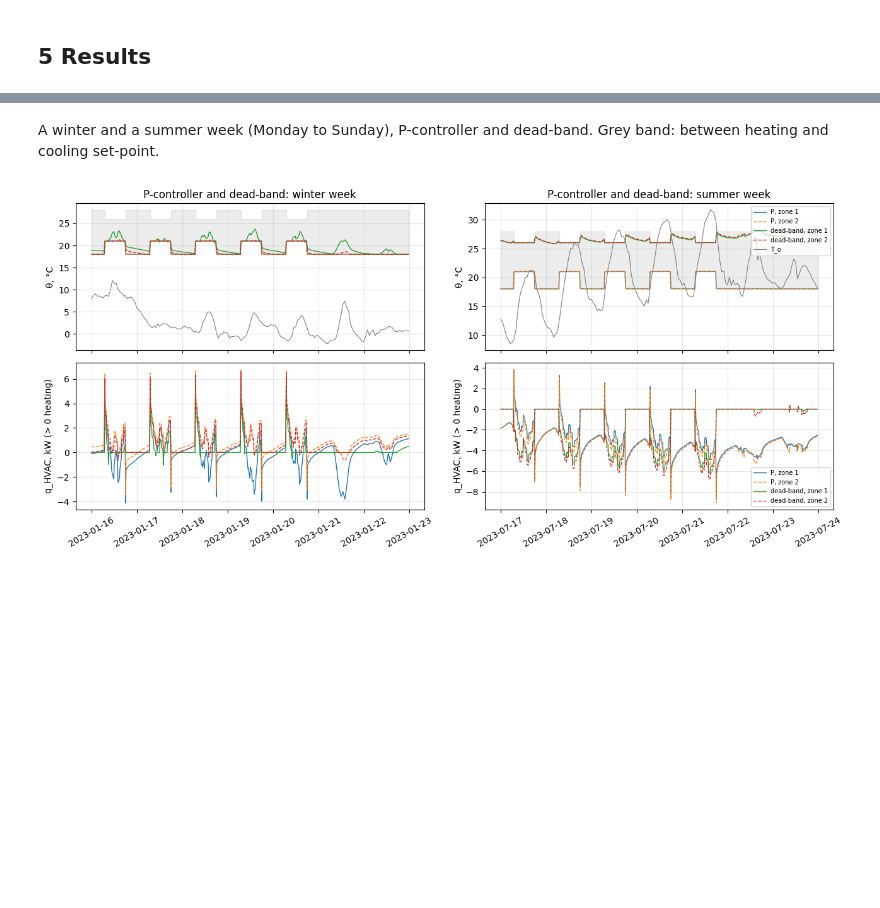
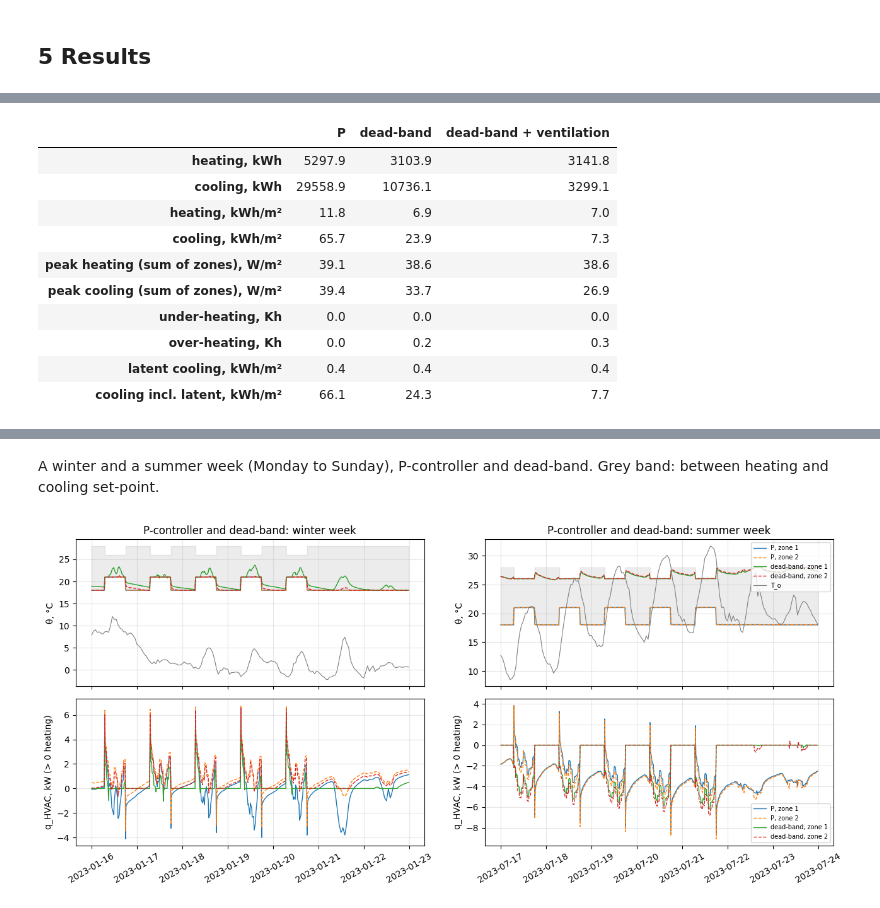
Before and after one commit to valPaga/eva-ce4ib-report, a Jupyter notebook: Assignment4_Weather.ipynb, the cells around one changed output, grey strips where cells are left out. Drawn from its saved outputs; the diff is of its cells as text; code cells hidden in the pictures; blank space fills up the shorter version.

```diff
--- a/Assignment4_Weather.ipynb
+++ b/Assignment4_Weather.ipynb
@@ -54,6 +54,8 @@ direct radiation. Second, the ground-reflected part uses $1 - \cos\beta / 2$ ins
 $(1 - \cos\beta)/2$ (Duffie & Beckman), which doubles it on the façades, so it is corrected.
 # %%
 weather, meta = dm4bem.read_epw('daten/CHE_GR_Chur.067860_TMYx.2004-2018.epw', coerce_year=year)
+p_v = 611.2 * np.exp(17.62 * weather['temp_dew'] / (243.12 + weather['temp_dew']))   # Pa, vapour pressure (Magnus)
+w_o = 0.622 * p_v / (weather['atmospheric_pressure'] - p_v)                             # kg/kg, humidity ratio
 weather = weather[['temp_air', 'dir_n_rad', 'dif_h_rad']]
 albedo = 0.2
 surfaces = {'S': (90, 0), 'E': (90, -90), 'W': (90, 90), 'N': (90, 180), 'roof': (0, 0)}   # slope, azimuth
@@ -68,10 +70,11 @@ for o, (slope, azimuth) in surfaces.items():
     cb = np.cos(np.radians(slope))
     rad['reflected'] *= ((1 - cb) / 2) / (1 - cb / 2)         # view factor to the ground (see above)
     E[o] = rad.sum(axis=1)
-weather = pd.DataFrame({'T_o': weather['temp_air'], **{f'E_{o}': e for o, e in E.items()}})
+weather = pd.DataFrame({'T_o': weather['temp_air'], **{f'E_{o}': e for o, e in E.items()}, 'w_o': w_o})
 weather.index = weather.index.tz_localize(None)
 print(f'latitude {meta["latitude"]}°, T_o mean {weather["T_o"].mean():.1f} °C, '
       f'min {weather["T_o"].min():.1f} °C, max {weather["T_o"].max():.1f} °C')
+print(f'humidity ratio outdoors: mean {1e3 * w_o.mean():.1f} g/kg, max {1e3 * w_o.max():.1f} g/kg')
 (weather.filter(like='E_').sum() / 1000).round(0).rename('solar irradiation, kWh/(m²·a)').to_frame().T
 # %% [output]
 latitude 46.8703°, T_o mean 10.4 °C, min -11.2 °C, max 31.7 °C
@@ -346,0 +408,38 @@ dead-band, zone 2 (north): heating 9.9 kWh/m², cooling 22.8 kWh/m²
+# %%
+g_pers, w_max, h_fg, rho_air = 60 / 3.6e6, 12e-3, 2450e3, 1.2   # kg/s per person, kg/kg, J/kg, kg/m³
+n_pers = np.where(workday, p_persons[t.hour] * f_year, 0) * S_plan / 14   # persons per zone
+w_out = w['w_o'].to_numpy()
+
+
+def humidity(r):
+    """Humidity ratio (kg/kg) and latent cooling (W, > 0) of one zone along a result with column 'vent'."""
+    k = t.get_indexer(r.index)
+    M = rho_air * V_air
+    m_a = rho_air / 3600 * r['vent'].map(V_vent).to_numpy()
+    w_z, q_l = np.zeros(len(r)), np.zeros(len(r))
+    x = w_out[k[0]]
+    for i, kk in enumerate(k):
+        x = (M * x + dt * (m_a[i] * w_out[kk] + g_pers * n_pers[kk])) / (M + dt * m_a[i])
+        if occupied[kk] and x > w_max:
+            q_l[i] = (x - w_max) * (M + dt * m_a[i]) / dt * h_fg
+            x = w_max
+        w_z[i] = x
+    return pd.DataFrame({'w': w_z, 'q_lat': q_l}, index=r.index)
+
+
+hum = {c: humidity(r) for c, r in res.items()}                  # zones identical (same flow and occupancy)
+fig_tab.loc['latent cooling, kWh/m²'] = [hum[c]['q_lat'].sum() * dt / 3.6e6 / S_plan for c in fig_tab]
+fig_tab.loc['cooling incl. latent, kWh/m²'] = fig_tab.loc['cooling, kWh/m²'] + fig_tab.loc['latent cooling, kWh/m²']
+fig_tab.round(1)
+# %% [output]
+|  | P | dead-band | dead-band + ventilation |
+| heating, kWh | 5297.9 | 3103.9 | 3141.8 |
+| cooling, kWh | 29558.9 | 10736.1 | 3299.1 |
+| heating, kWh/m² | 11.8 | 6.9 | 7.0 |
+| cooling, kWh/m² | 65.7 | 23.9 | 7.3 |
+| peak heating (sum of zones), W/m² | 39.1 | 38.6 | 38.6 |
+| peak cooling (sum of zones), W/m² | 39.4 | 33.7 | 26.9 |
+| under-heating, Kh | 0.0 | 0.0 | 0.0 |
+| over-heating, Kh | 0.0 | 0.2 | 0.3 |
+| latent cooling, kWh/m² | 0.4 | 0.4 | 0.4 |
+| cooling incl. latent, kWh/m² | 66.1 | 24.3 | 7.7 |
```
Also changed, not shown: parts of 10 cells of this notebook, 8 other files.
